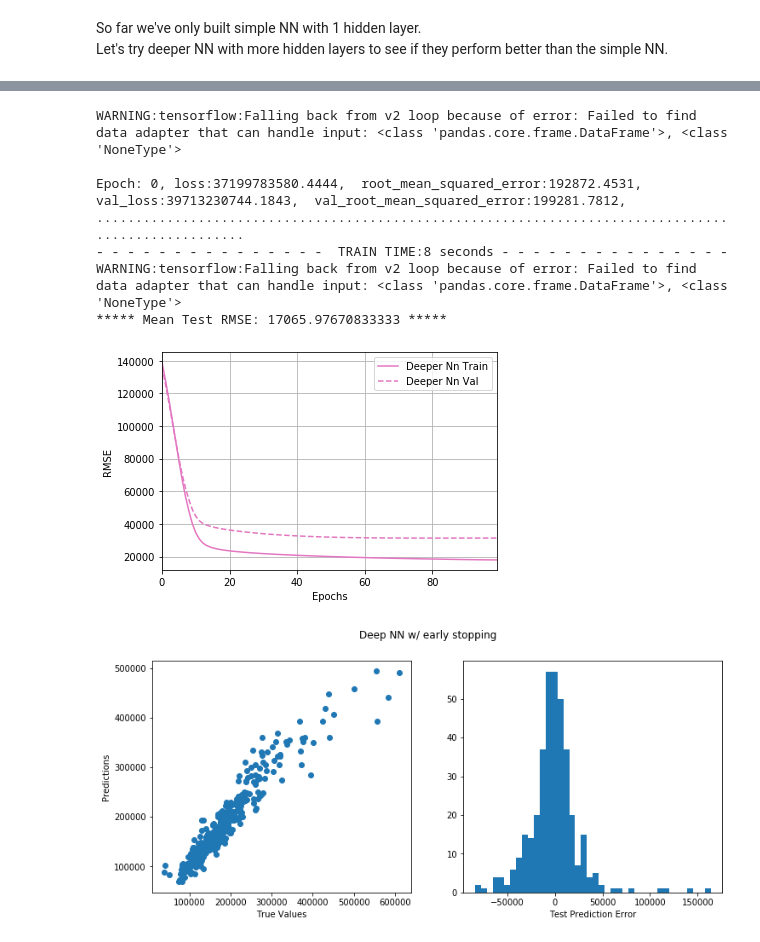
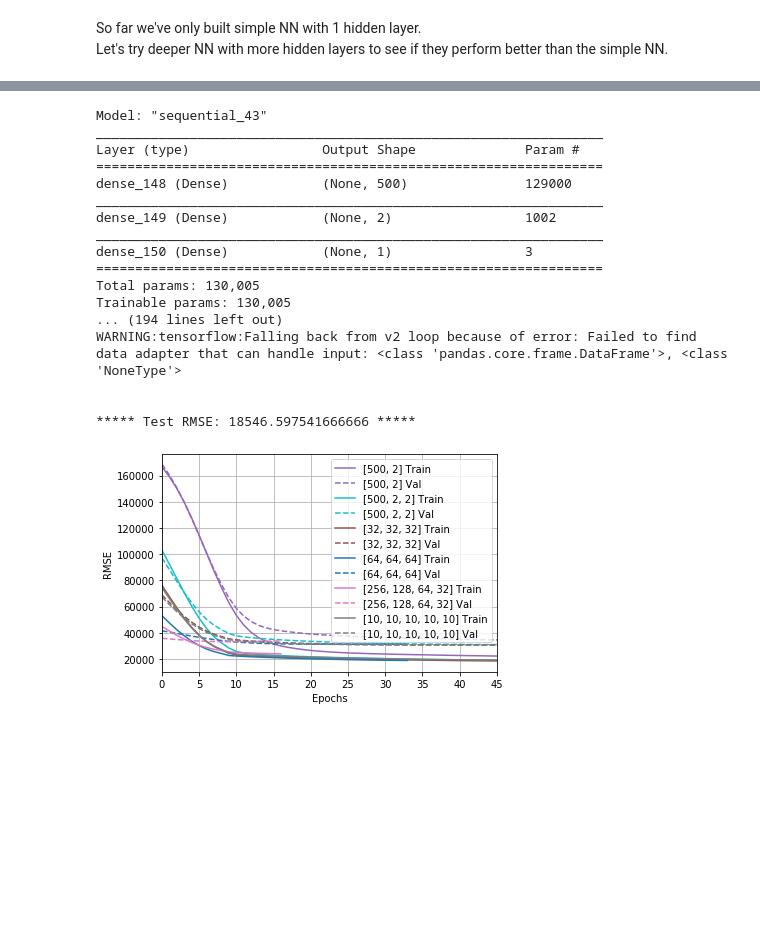
Before and after one commit to melaniezheng/dnn_house_saleprice, a Jupyter notebook: keras.ipynb, the cells around one changed output, grey strips where cells are left out. Saved outputs shown, nothing was run; the diff lists cells and outputs as text; code cells hidden in the pictures; blank space fills up the shorter version.

Commit message:
add deeper models

```diff
--- a/keras.ipynb
+++ b/keras.ipynb
@@ -126 +118,6 @@ def test_rmse(prediction):
+# %%
+def test_rmse(test_predictions):
+# Generate mean test error rmse.
+    rmse = np.mean(np.sqrt((test_labels - test_predictions)**2))
+    print(f'***** Test RMSE: {rmse} *****')
 # %%
@@ -405,14 +451,0 @@ Wider NN with 500 neurons and dropout rate = 0.1 is the winner so far. Mean Test
-# %%
-model = build_wider_model(N = 500, dropout=True)
-early_stop = keras.callbacks.EarlyStopping(monitor='val_loss', patience = 15)
-set_random_seed(SEED_NUMBER) # reproducibility
-start_time = time.time()
-model_history = model.fit(traindf_s, train_labels,
-                    epochs=EPOCHS, validation_split = 0.2, verbose=0, shuffle = False,
-                    callbacks=[early_stop, tfdocs.modeling.EpochDots()])
-print('\n'+'- '*15+' TRAIN TIME:'+f'{round(time.time()-start_time)}'+' seconds ' + '- '*15)
-plotter.plot({'Wider NN w/ early stopping and dropouts': model_history}, metric = "root_mean_squared_error")
-plt.ylabel('RMSE')
-
-test_predictions = model.predict(testdf_s).flatten()
-test_rmse(test_predictions)
@@ -460,32 +492,49 @@ def build_deeper_model(dropout=False, rate = 0.15):
 
     return model
 # %%
-model = build_deeper_model()
+try_hidden_layers = [2, 3, 3, 3, 4, 5]
+try_neuron_size = [[500,2],[500,2,2],[32,32,32],[64, 64, 64],[256,128,64,32],[10,10,10,10,10]]
 
-early_stop = keras.callbacks.EarlyStopping(monitor='val_loss',patience = 20)
-set_random_seed(SEED_NUMBER) # reproducibility
-start_time = time.time()
-model_history = model.fit(traindf_s, train_labels, shuffle = False,
-                    epochs=EPOCHS, validation_split = 0.2, verbose=0, batch_size = 30, #default is 32
-                    callbacks=[early_stop, tfdocs.modeling.EpochDots()])
-print('\n'+'- '*15+' TRAIN TIME:'+f'{round(time.time()-start_time)}'+' seconds ' + '- '*15)
-# loss, rmse = model.evaluate(testdf_s, test_labels, verbose=2)
-# print("Eval set Root Mean Squared Error: {:5.2f}".format(rmse))
+for L, N in zip(try_hidden_layers,try_neuron_size):
+    model = build_deeper_model(L, N)
+    print(model.summary())
+    early_stop = keras.callbacks.EarlyStopping(monitor='val_loss',patience = 10)
+    set_random_seed(SEED_NUMBER) # reproducibility
+    start_time = time.time()
+    model_history = model.fit(traindf_s, train_labels, shuffle = False,
+                        epochs=EPOCHS, validation_split = 0.2, verbose=0, batch_size = 30, #default is 32
+                        callbacks=[early_stop, tfdocs.modeling.EpochDots()])
+    print('\n')
+    print('- '*40)
+    print(f'hidden layers: {L}, number of neurons:{N} \n')
+    print('TRAIN TIME:'+f'{round(time.time()-start_time)}'+' seconds \n')
+    loss, rmse = model.evaluate(testdf_s, test_labels, verbose=2)
+    print("Validation set Root Mean Squared Error: {:5.2f}".format(rmse))
 
-plotter.plot({'Deeper NN': model_history}, metric = "root_mean_squared_error")
-plt.ylabel('RMSE')
+    plotter.plot({str(N): model_history}, metric = "root_mean_squared_error")
+    plt.ylabel('RMSE')
 
-test_predictions = model.predict(testdf_s).flatten()
-test_rmse(test_predictions)
-plot_errors(test_predictions, title = 'Deep NN w/ early stopping')
+    test_predictions = model.predict(testdf_s).flatten() # predict
+    print('\n')
+    test_rmse(test_predictions)
+    #plot_errors(test_predictions, title = 'Deep NN w/ early stopping')
 # %% [output]
+Model: "sequential_43"
+_________________________________________________________________
+Layer (type)                 Output Shape              Param #
+=================================================================
+dense_148 (Dense)            (None, 500)               129000
+_________________________________________________________________
+dense_149 (Dense)            (None, 2)                 1002
+_________________________________________________________________
+dense_150 (Dense)            (None, 1)                 3
+=================================================================
+Total params: 130,005
+Trainable params: 130,005
+... (194 lines left out)
 WARNING:tensorflow:Falling back from v2 loop because of error: Failed to find data adapter that can handle input: <class 'pandas.core.frame.DataFrame'>, <class 'NoneType'>
 
-Epoch: 0, loss:37199783580.4444,  root_mean_squared_error:192872.4531,  val_loss:39713230744.1843,  val_root_mean_squared_error:199281.7812,
-....................................................................................................
-- - - - - - - - - - - - - - -  TRAIN TIME:8 seconds - - - - - - - - - - - - - - -
-WARNING:tensorflow:Falling back from v2 loop because of error: Failed to find data adapter that can handle input: <class 'pandas.core.frame.DataFrame'>, <class 'NoneType'>
-***** Mean Test RMSE: 17065.97670833333 *****
+
+***** Test RMSE: 18546.597541666666 *****
-[figure, old version]
+[figure, new version]
-[figure, removed]
 # %% [markdown]
```
Also changed, not shown: parts of 53 cells of this notebook.
